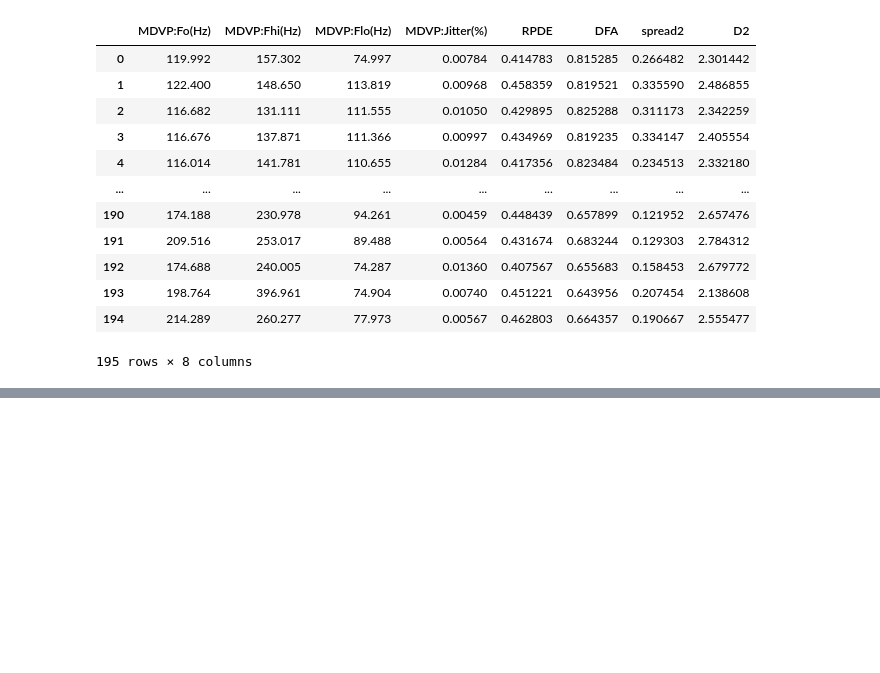
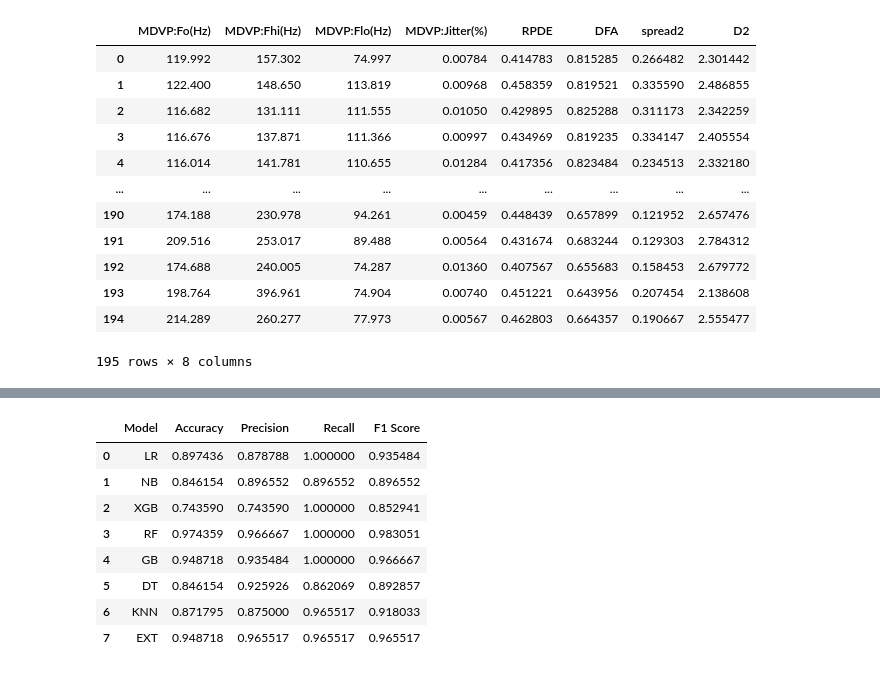
Before and after one commit to KalyanM45/OpenHealth, a Jupyter notebook: Notebook_Experiments/Parkinsons_Disease_Prediction.ipynb, the cells around one changed output, grey strips where cells are left out. Drawn from its saved outputs; the diff is of its cells as text; code cells hidden in the pictures; blank space fills up the shorter version.

Commit message:
Parkinsons Model Update v2

```diff
--- a/Notebook_Experiments/Parkinsons_Disease_Prediction.ipynb
+++ b/Notebook_Experiments/Parkinsons_Disease_Prediction.ipynb
@@ -306,3 +306,25 @@ The best model based on accuracy is EXT with Testing Accuracy: 0.974358974358974
 # %%
 best_model = models['RF']
 pickle.dump(best_model,open('Parkinsons_Model.pkl','wb'))
+# %%
+results = {
+    'Model': model_list,
+    'Accuracy': accuracy_list,
+    'Precision': precision_list,
+    'Recall': recall_list,
+    'F1 Score': f1_list
+}
+
+Results = pd.DataFrame(results)
+
+Results
+# %% [output]
+|  | Model | Accuracy | Precision | Recall | F1 Score |
+| 0 | LR | 0.897436 | 0.878788 | 1.000000 | 0.935484 |
+| 1 | NB | 0.846154 | 0.896552 | 0.896552 | 0.896552 |
+| 2 | XGB | 0.743590 | 0.743590 | 1.000000 | 0.852941 |
+| 3 | RF | 0.974359 | 0.966667 | 1.000000 | 0.983051 |
+| 4 | GB | 0.948718 | 0.935484 | 1.000000 | 0.966667 |
+| 5 | DT | 0.846154 | 0.925926 | 0.862069 | 0.892857 |
+| 6 | KNN | 0.871795 | 0.875000 | 0.965517 | 0.918033 |
+| 7 | EXT | 0.948718 | 0.965517 | 0.965517 | 0.965517 |
```
Also changed, not shown: parts of 34 cells of this notebook, 1 other file.
